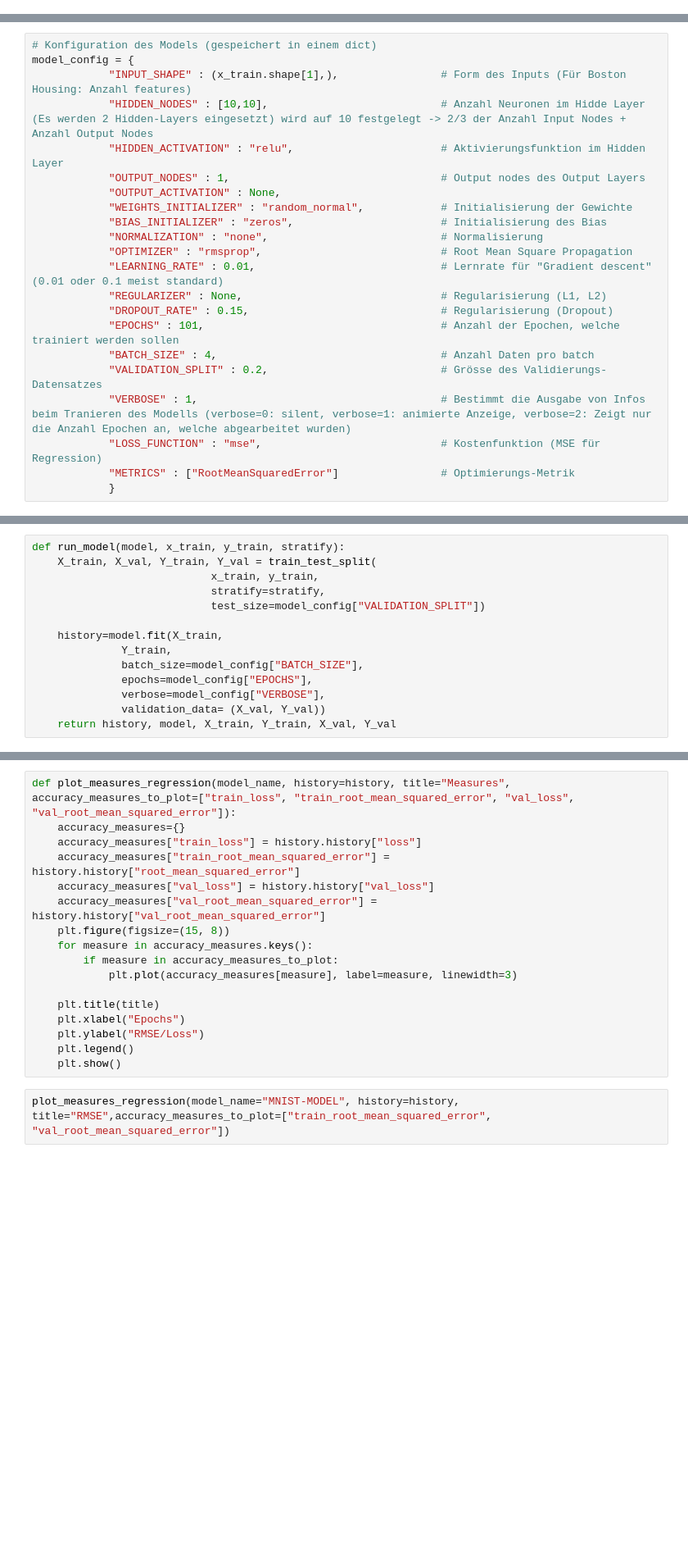
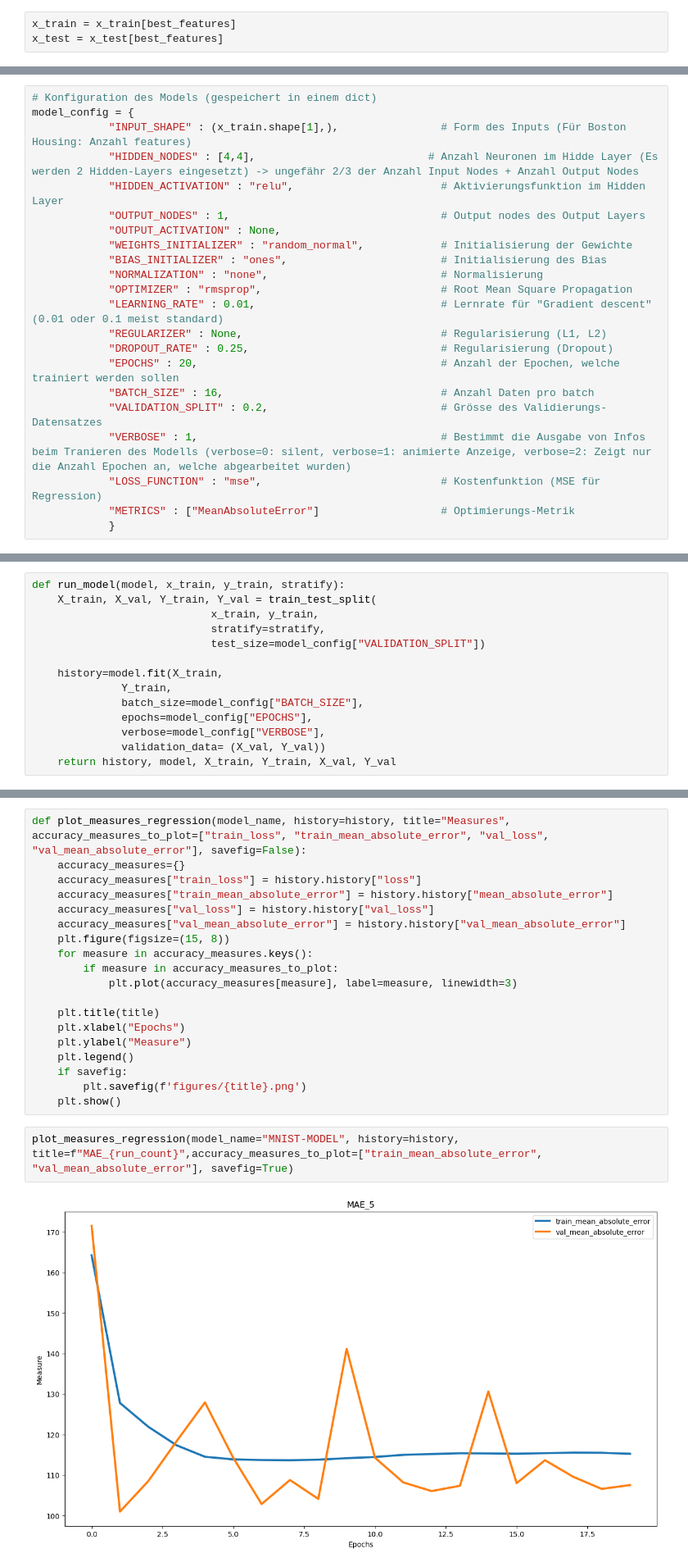
Before and after one commit to fhgr-cds-archive-class-2021/fhgr-3-s-ml-project-group-2, a Jupyter notebook: leandro/deep_learning_project/beijing_keras_leandro_gregorini.ipynb, the cells around one changed output, grey strips where cells are left out. Shown: that part at 82% size. Drawn from its saved outputs; the diff is of its cells as text; blank space fills up the shorter version.

```diff
--- a/leandro/deep_learning_project/beijing_keras_leandro_gregorini.ipynb
+++ b/leandro/deep_learning_project/beijing_keras_leandro_gregorini.ipynb
@@ -160 +209,4 @@ Shape y_test : (94262,)
+# %%
+x_train = x_train[best_features]
+x_test = x_test[best_features]
 # %% [markdown]
@@ -186,23 +238,23 @@ def get_optimizer(optimizer_name, learning_rate):
 # Konfiguration des Models (gespeichert in einem dict)
 model_config = {
             "INPUT_SHAPE" : (x_train.shape[1],),                # Form des Inputs (Für Boston Housing: Anzahl features)
-            "HIDDEN_NODES" : [10,10],                           # Anzahl Neuronen im Hidde Layer (Es werden 2 Hidden-Layers eingesetzt) wird auf 10 festgelegt -> 2/3 der Anzahl Input Nodes + Anzahl Output Nodes
+            "HIDDEN_NODES" : [4,4],                           # Anzahl Neuronen im Hidde Layer (Es werden 2 Hidden-Layers eingesetzt) -> ungefähr 2/3 der Anzahl Input Nodes + Anzahl Output Nodes
             "HIDDEN_ACTIVATION" : "relu",                       # Aktivierungsfunktion im Hidden Layer
             "OUTPUT_NODES" : 1,                                 # Output nodes des Output Layers
             "OUTPUT_ACTIVATION" : None,
             "WEIGHTS_INITIALIZER" : "random_normal",            # Initialisierung der Gewichte
-            "BIAS_INITIALIZER" : "zeros",                       # Initialisierung des Bias
+            "BIAS_INITIALIZER" : "ones",                        # Initialisierung des Bias
             "NORMALIZATION" : "none",                           # Normalisierung
             "OPTIMIZER" : "rmsprop",                            # Root Mean Square Propagation
             "LEARNING_RATE" : 0.01,                             # Lernrate für "Gradient descent" (0.01 oder 0.1 meist standard)
             "REGULARIZER" : None,                               # Regularisierung (L1, L2)
-            "DROPOUT_RATE" : 0.15,                              # Regularisierung (Dropout)
-            "EPOCHS" : 101,                                     # Anzahl der Epochen, welche trainiert werden sollen
-            "BATCH_SIZE" : 4,                                   # Anzahl Daten pro batch
+            "DROPOUT_RATE" : 0.25,                              # Regularisierung (Dropout)
+            "EPOCHS" : 20,                                      # Anzahl der Epochen, welche trainiert werden sollen
+            "BATCH_SIZE" : 16,                                  # Anzahl Daten pro batch
             "VALIDATION_SPLIT" : 0.2,                           # Grösse des Validierungs-Datensatzes
             "VERBOSE" : 1,                                      # Bestimmt die Ausgabe von Infos beim Tranieren des Modells (verbose=0: silent, verbose=1: animierte Anzeige, verbose=2: Zeigt nur die Anzahl Epochen an, welche abgearbeitet wurden)
             "LOSS_FUNCTION" : "mse",                            # Kostenfunktion (MSE für Regression)
-            "METRICS" : ["RootMeanSquaredError"]                # Optimierungs-Metrik
+            "METRICS" : ["MeanAbsoluteError"]                   # Optimierungs-Metrik
             }
 # %%
 def prepare_model(model_name, model_config):
@@ -308,10 +420,10 @@ history.history.keys()
 # %%
-def plot_measures_regression(model_name, history=history, title="Measures", accuracy_measures_to_plot=["train_loss", "train_root_mean_squared_error", "val_loss", "val_root_mean_squared_error"]):
+def plot_measures_regression(model_name, history=history, title="Measures", accuracy_measures_to_plot=["train_loss", "train_mean_absolute_error", "val_loss", "val_mean_absolute_error"], savefig=False):
     accuracy_measures={}
     accuracy_measures["train_loss"] = history.history["loss"]
-    accuracy_measures["train_root_mean_squared_error"] = history.history["root_mean_squared_error"]
+    accuracy_measures["train_mean_absolute_error"] = history.history["mean_absolute_error"]
     accuracy_measures["val_loss"] = history.history["val_loss"]
-    accuracy_measures["val_root_mean_squared_error"] = history.history["val_root_mean_squared_error"]
+    accuracy_measures["val_mean_absolute_error"] = history.history["val_mean_absolute_error"]
     plt.figure(figsize=(15, 8))
     for measure in accuracy_measures.keys():
         if measure in accuracy_measures_to_plot:
@@ -319,9 +431,13 @@ def plot_measures_regression(model_name, history=history, title="Measures", accu
 
     plt.title(title)
     plt.xlabel("Epochs")
-    plt.ylabel("RMSE/Loss")
+    plt.ylabel("Measure")
     plt.legend()
+    if savefig:
+        plt.savefig(f'figures/{title}.png')
     plt.show()
 # %%
-plot_measures_regression(model_name="MNIST-MODEL", history=history, title="RMSE",accuracy_measures_to_plot=["train_root_mean_squared_error", "val_root_mean_squared_error"])
+plot_measures_regression(model_name="MNIST-MODEL", history=history, title=f"MAE_{run_count}",accuracy_measures_to_plot=["train_mean_absolute_error", "val_mean_absolute_error"], savefig=True)
+# %% [output]
+[figure, added]
 # %%
```
Also changed, not shown: parts of 22 cells of this notebook, 7 other files.
